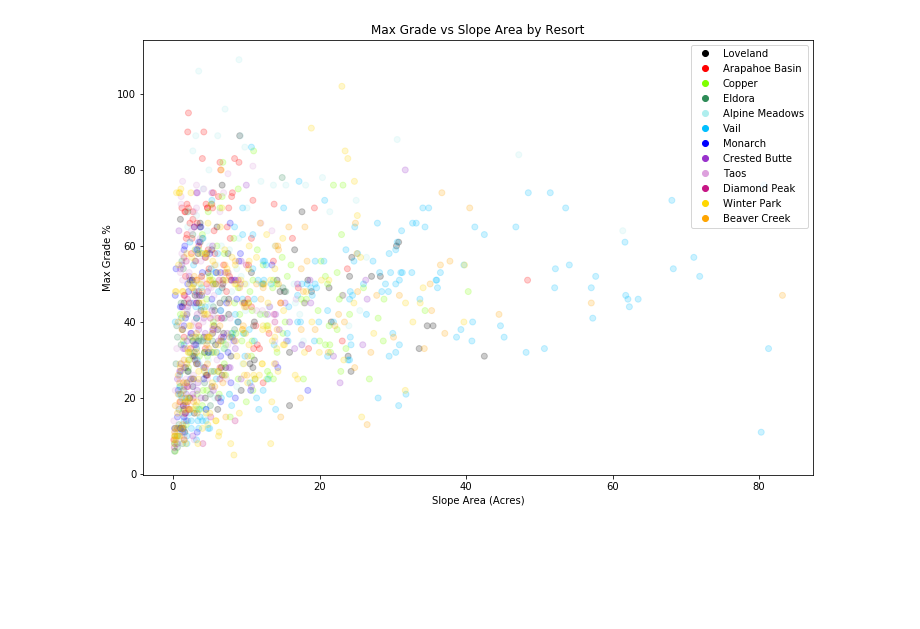
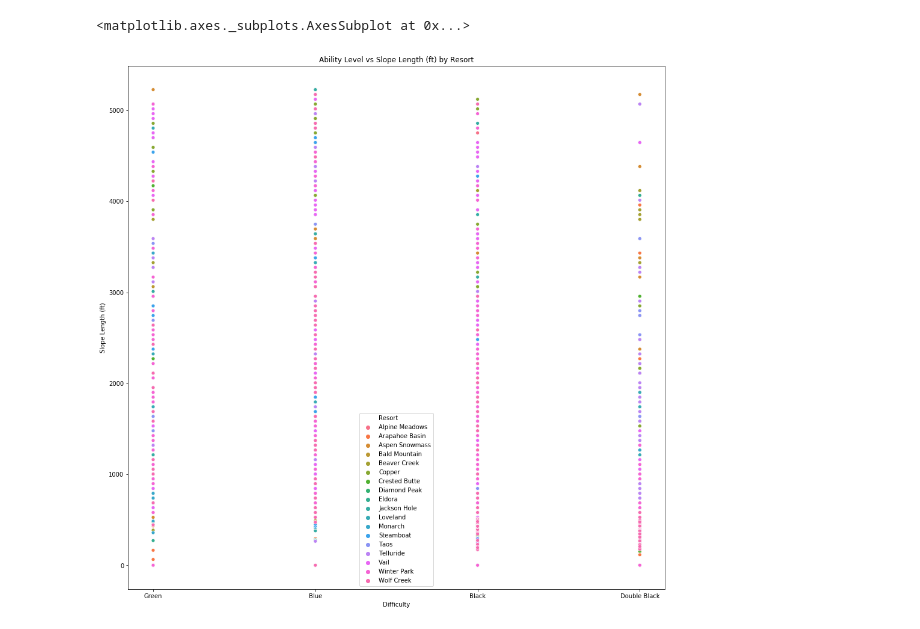
Before and after one commit to kfarbman/ski-recommender, a Jupyter notebook: notebooks/visualizations.ipynb, the cells around one changed output. Saved outputs shown, nothing was run; the diff lists cells and outputs as text; code cells hidden in the pictures; blank space fills up the shorter version.

```diff
--- a/notebooks/visualizations.ipynb
+++ b/notebooks/visualizations.ipynb
@@ -87,13 +45,9 @@ plt.legend(markers, c.keys(), numpoints=1);
-# %%
-plt.figure(figsize=(12,8))
-plt.scatter(df['slope_area_(acres)'][(df['slope_area_(acres)'] < 100)&(df['max_grade_(%)'] < 200)],
-            df['max_grade_(%)'][(df['slope_area_(acres)'] < 100)&(df['max_grade_(%)'] < 200)],
-            c=[c[x] for x in df['resort']],alpha=.2)
-plt.xlabel('Slope Area (Acres)')
-plt.ylabel('Max Grade %')
-plt.title('Max Grade vs Slope Area by Resort')
-markers = [plt.Line2D([0,0],[0,0],color=color, marker='o', linestyle='') for color in c.values()]
-plt.legend(markers, c.keys(), numpoints=1);
-# %% [output]
-[figure, removed]
+# %%
+# Ability level vs. Slope Length by Resort
+plt.figure(figsize=(16, 16))
+plt.title("Ability Level vs Slope Length (ft) by Resort")
+sns.scatterplot(x="Difficulty", y="Slope Length (ft)", hue="Resort", data=df)
+# %% [output]
+<matplotlib.axes._subplots.AxesSubplot at 0x...>
+[figure, added]
 # %%
```
Also changed, not shown: parts of 26 cells of this notebook.
